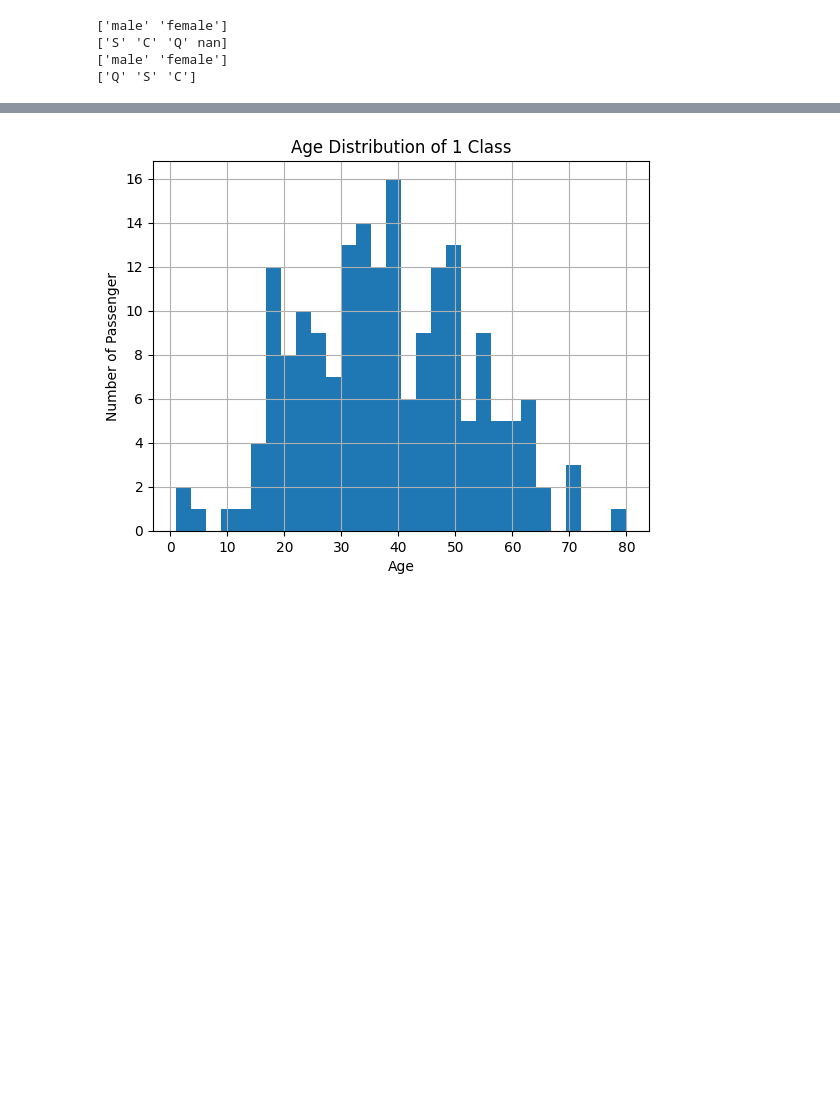
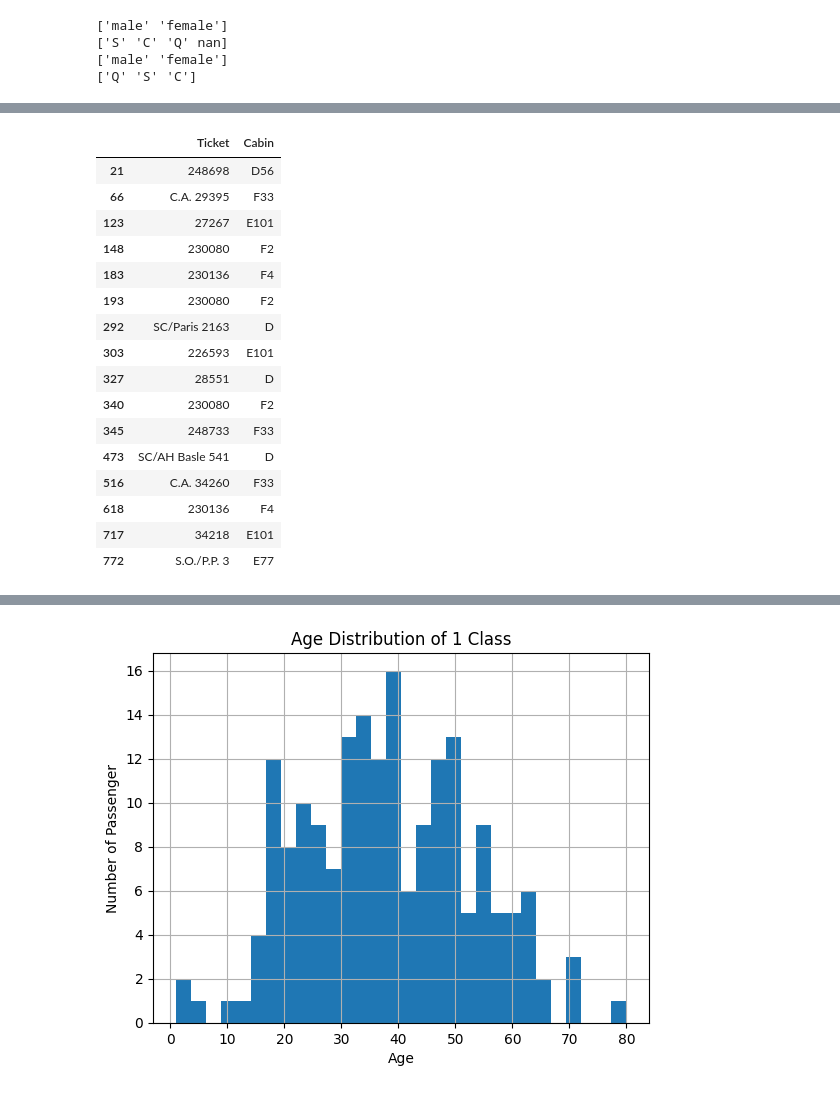
Before and after one commit to Yamm23/Learning-Macine-Learning, a Jupyter notebook: Titanic_Dataset.ipynb, the cells around one changed output, grey strips where cells are left out. Drawn from its saved outputs; the diff is of its cells as text; code cells hidden in the pictures; blank space fills up the shorter version.

```diff
--- a/Titanic_Dataset.ipynb
+++ b/Titanic_Dataset.ipynb
@@ -79,0 +96,20 @@ print(test_df['Embarked'].unique())
+# %%
+train_df[(train_df['Pclass'] == 2)&(train_df['Cabin'].notnull())][['Ticket', 'Cabin']]
+# %% [output]
+|  | Ticket | Cabin |
+| 21 | 248698 | D56 |
+| 66 | C.A. 29395 | F33 |
+| 123 | 27267 | E101 |
+| 148 | 230080 | F2 |
+| 183 | 230136 | F4 |
+| 193 | 230080 | F2 |
+| 292 | SC/Paris 2163 | D |
+| 303 | 226593 | E101 |
+| 327 | 28551 | D |
+| 340 | 230080 | F2 |
+| 345 | 248733 | F33 |
+| 473 | SC/AH Basle 541 | D |
+| 516 | C.A. 34260 | F33 |
+| 618 | 230136 | F4 |
+| 717 | 34218 | E101 |
+| 772 | S.O./P.P. 3 | E77 |
```
Also changed, not shown: parts of 20 cells of this notebook.
